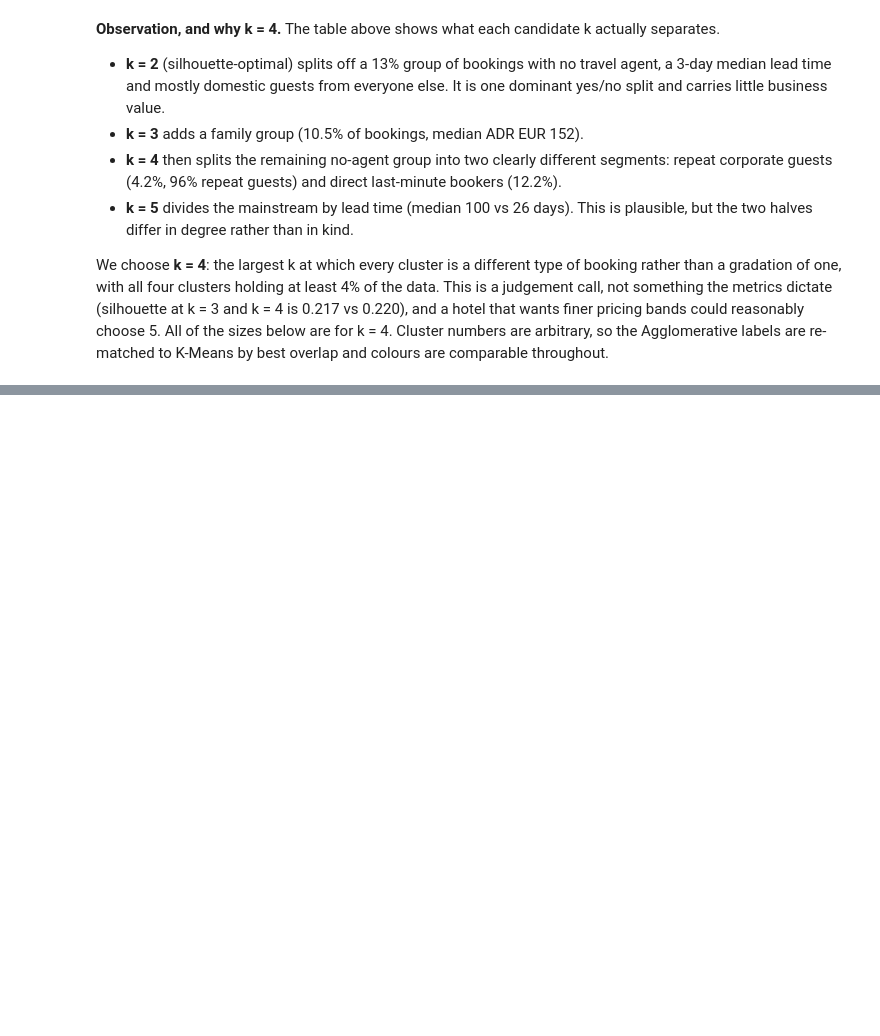
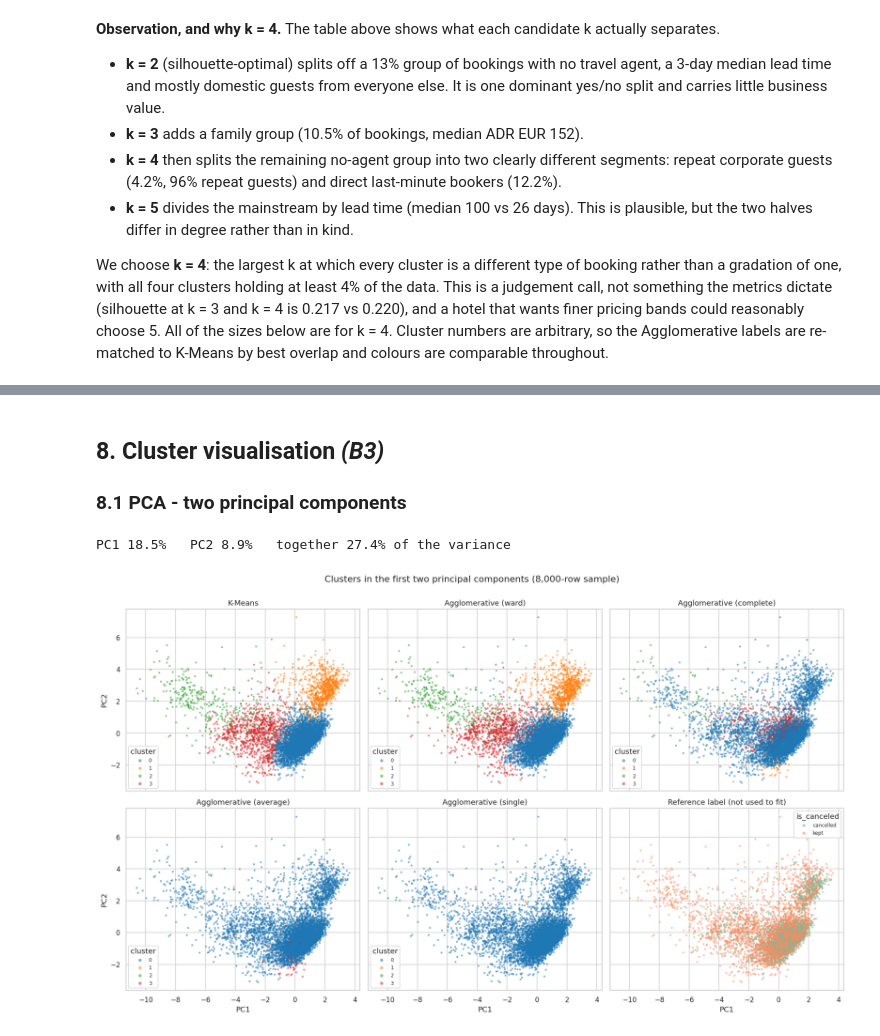
Before and after one commit to AnanyaBottu/ml-capstone, a Jupyter notebook: notebooks/clustering.ipynb, the cells around one changed output, grey strips where cells are left out. Cells and saved outputs as stored; diff of their text form; code cells hidden in the pictures; blank space fills up the shorter version.

```diff
--- a/notebooks/clustering.ipynb
+++ b/notebooks/clustering.ipynb
@@ -871,0 +1023,27 @@ sizes below are for k = 4. Cluster numbers are arbitrary, so the Agglomerative l
+# %% [markdown]
+## 8. Cluster visualisation  *(B3)*
+
+### 8.1 PCA - two principal components
+# %%
+pca2 = PCA(n_components=2, random_state=RANDOM_STATE).fit(X_s)
+P = pca2.transform(X_s)
+print(f"PC1 {pca2.explained_variance_ratio_[0] * 100:.1f}%   PC2 {pca2.explained_variance_ratio_[1] * 100:.1f}%   "
+      f"together {pca2.explained_variance_ratio_.sum() * 100:.1f}% of the variance")
+
+fig, axes = plt.subplots(2, 3, figsize=(17, 10), sharex=True, sharey=True)
+for ax, (name, lab) in zip(axes.ravel(), labels.items()):
+    sns.scatterplot(x=P[:, 0], y=P[:, 1], hue=lab, palette="tab10", s=10, alpha=.55,
+                    linewidth=0, ax=ax, legend="full")
+    ax.set(title=name, xlabel="PC1", ylabel="PC2")
+    ax.legend(title="cluster", fontsize=8, markerscale=1.6)
+ax = axes.ravel()[-1]
+sns.scatterplot(x=P[:, 0], y=P[:, 1], hue=ref_s["is_canceled"].map({0: "kept", 1: "cancelled"}),
+                palette="Set2", s=10, alpha=.55, linewidth=0, ax=ax)
+ax.set(title="Reference label (not used to fit)", xlabel="PC1", ylabel="PC2")
+ax.legend(title="is_canceled", fontsize=8, markerscale=1.6)
+fig.suptitle("Clusters in the first two principal components (8,000-row sample)", y=1.0)
+plt.tight_layout()
+plt.show()
+# %% [output]
+PC1 18.5%   PC2 8.9%   together 27.4% of the variance
+[figure, added]
```
Also changed, not shown: parts of 22 cells of this notebook.
